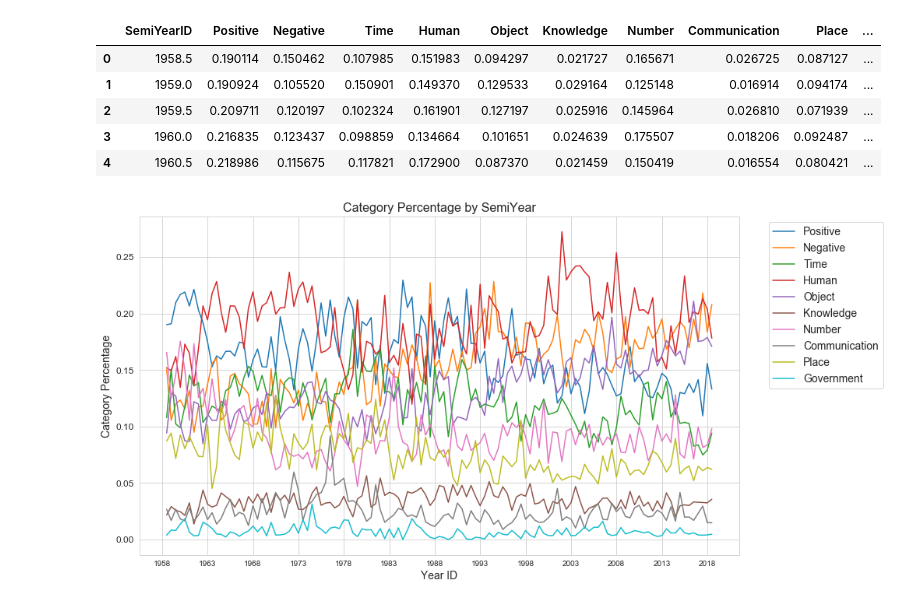
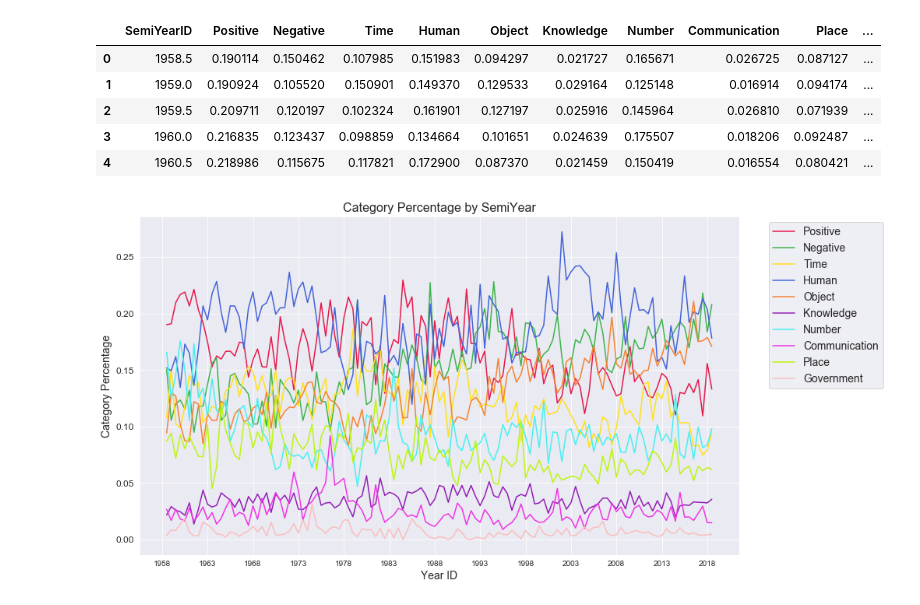
Before and after one commit to cvraut/Music_Econ, a Jupyter notebook: dataClustering/category_vs_econ.ipynb, the cells around one changed output. Cells and saved outputs as stored; diff of their text form; code cells hidden in the pictures.

```diff
--- a/dataClustering/category_vs_econ.ipynb
+++ b/dataClustering/category_vs_econ.ipynb
@@ -74,16 +75,17 @@ harvard_BB_SemiYear.head()
 harvard_BB_SemiYear = harvard_BB_SemiYear.drop("word_count", axis=1)
 # %%
 plt.figure(figsize=(13.8, 8))
-sns.set_style("whitegrid")
-for k in categories:
+sns.set_style("darkgrid")
+colors = ['#e6194b', '#3cb44b', '#ffe119', '#4363d8', '#f58231', '#911eb4', '#46f0f0', '#f032e6', '#bcf60c', '#fabebe', '#008080', '#e6beff', '#9a6324', '#fffac8', '#800000', '#aaffc3', '#808000', '#ffd8b1', '#000075', '#808080', '#ffffff', '#000000']
+for i,k in enumerate(categories):
     if k != "word_count":
-        plt.plot(harvard_BB_SemiYear["SemiYearID"],harvard_BB_SemiYear[k], label=k)
+        plt.plot(harvard_BB_SemiYear["SemiYearID"],harvard_BB_SemiYear[k], label=k,color=colors[i])
 plt.legend(fontsize=14, bbox_to_anchor=(1.04,1))
 plt.title("Category Percentage by SemiYear", fontsize=16)
 plt.ylabel("Category Percentage", fontsize=14)
 plt.xlabel("Year ID", fontsize=14)
 plt.yticks(fontsize=12)
 plt.xticks(list(range(int(min(harvard_BB_SemiYear["SemiYearID"])), int(max(harvard_BB_SemiYear["SemiYearID"])) + 5, 5)))
 plt.show()
 # %% [output]
-[figure, old version]
+[figure, new version]
```
Also changed, not shown: parts of 8 cells of this notebook, 1 other file.
